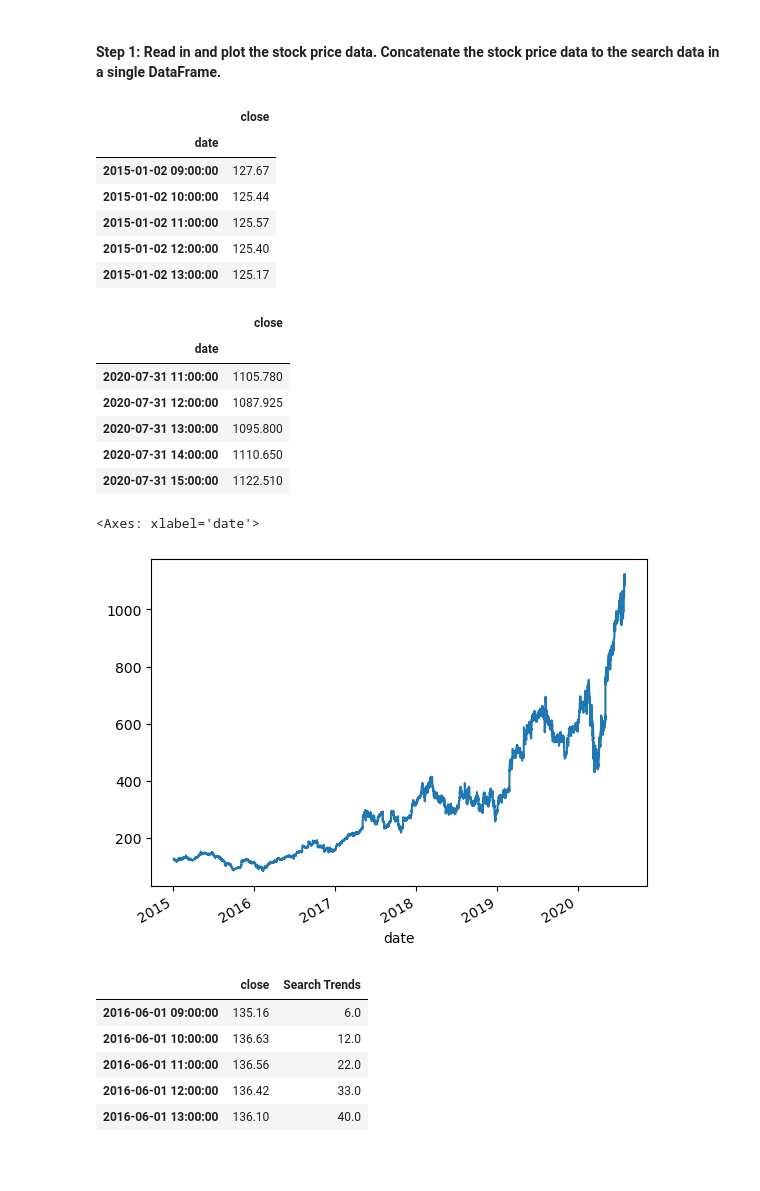
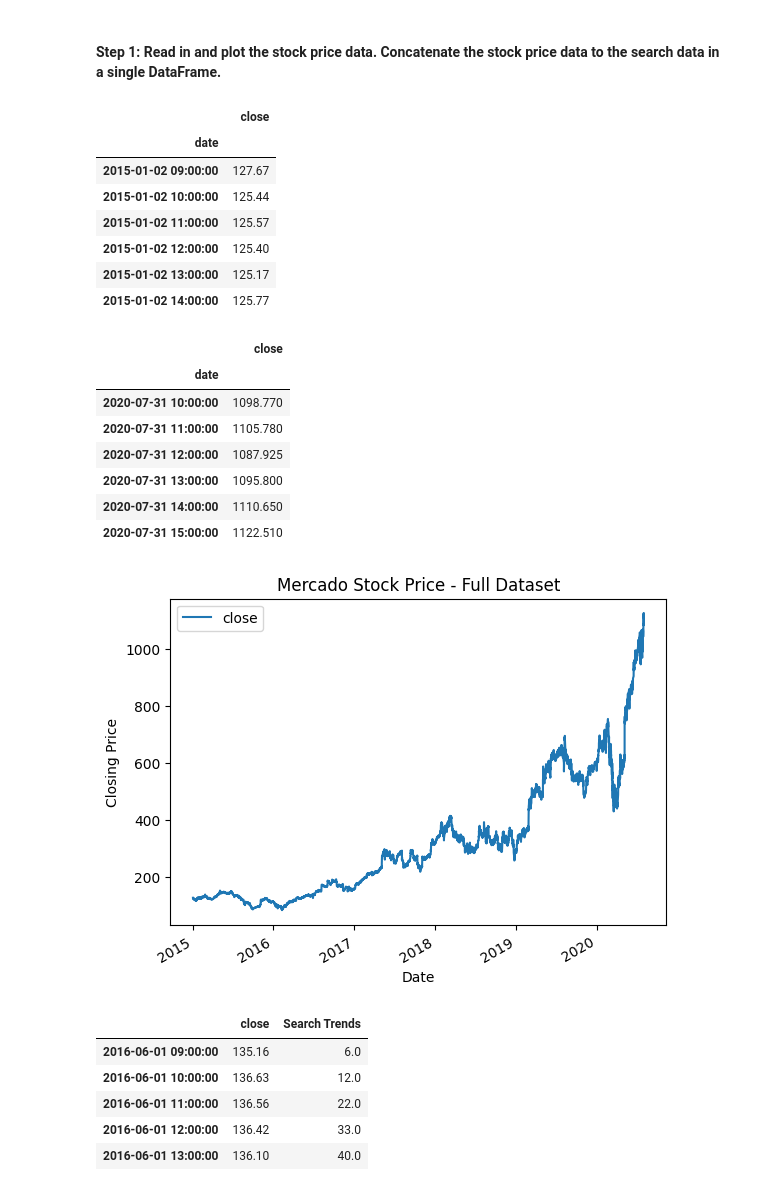
Before and after one commit to monkeyvisco/challenge_pandas_datacorrelation, a Jupyter notebook: forecasting_net_prophet_solution_aw.ipynb, the cells around one changed output. Cells and saved outputs as stored; diff of their text form; code cells hidden in the pictures; blank space fills up the shorter version.

```diff
--- a/forecasting_net_prophet_solution_aw.ipynb
+++ b/forecasting_net_prophet_solution_aw.ipynb
@@ -290,8 +400,8 @@ df_mercado_stock = pd.read_csv(
 ).dropna()
 
 # View the first and last five rows of the DataFrame
-display(df_mercado_stock.head())
-display(df_mercado_stock.tail())
+display(df_mercado_stock.head(6))
+display(df_mercado_stock.tail(6))
 # %% [output]
 |  | close |
 | date |  |
@@ -300,8 +410,10 @@ display(df_mercado_stock.tail())
 | 2015-01-02 11:00:00 | 125.57 |
 | 2015-01-02 12:00:00 | 125.40 |
 | 2015-01-02 13:00:00 | 125.17 |
+| 2015-01-02 14:00:00 | 125.77 |
 |  | close |
 | date |  |
+| 2020-07-31 10:00:00 | 1098.770 |
 | 2020-07-31 11:00:00 | 1105.780 |
 | 2020-07-31 12:00:00 | 1087.925 |
 | 2020-07-31 13:00:00 | 1095.800 |
@@ -309,8 +421,12 @@ display(df_mercado_stock.tail())
 | 2020-07-31 15:00:00 | 1122.510 |
 # %%
 # Visualize the closing price of the df_mercado_stock DataFrame
+df_mercado_stock.plot(y='close')
+plt.xlabel('Date')
+plt.ylabel('Closing Price')
+plt.title('Mercado Stock Price - Full Dataset')
+plt.show()
 # %% [output]
-<Axes: xlabel='date'>
-[figure, old version]
+[figure, new version]
 # %%
 # Concatenate the df_mercado_stock DataFrame with the df_mercado_trends DataFrame
```
Also changed, not shown: parts of 44 cells of this notebook.
